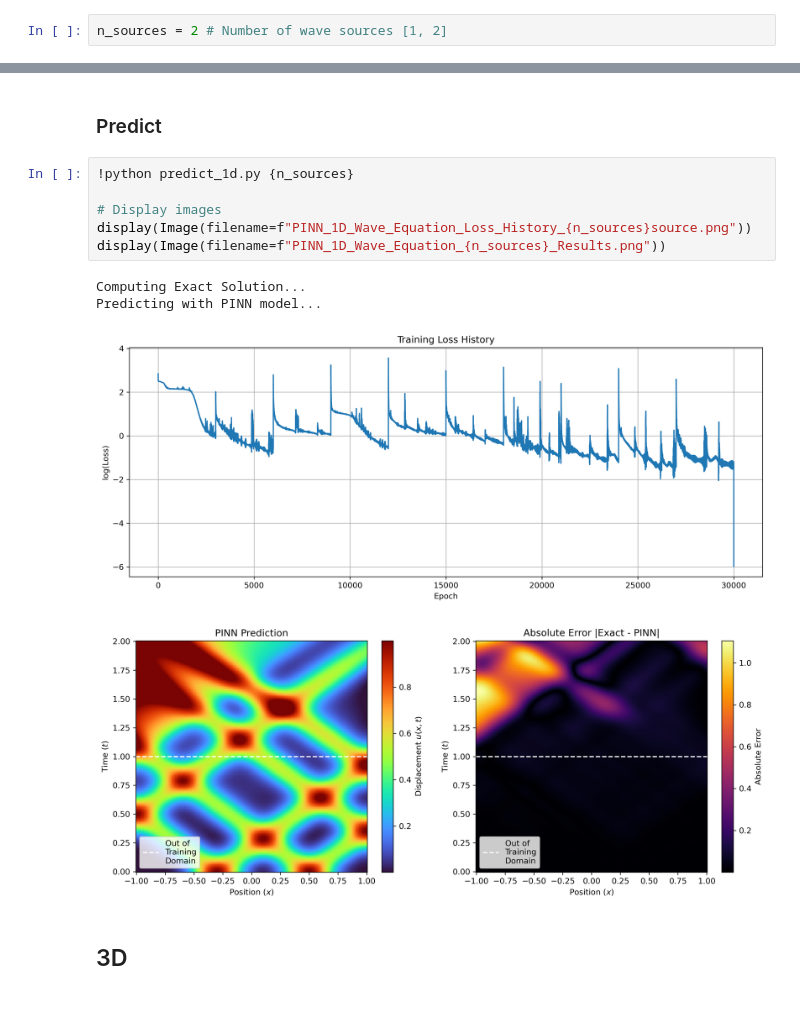
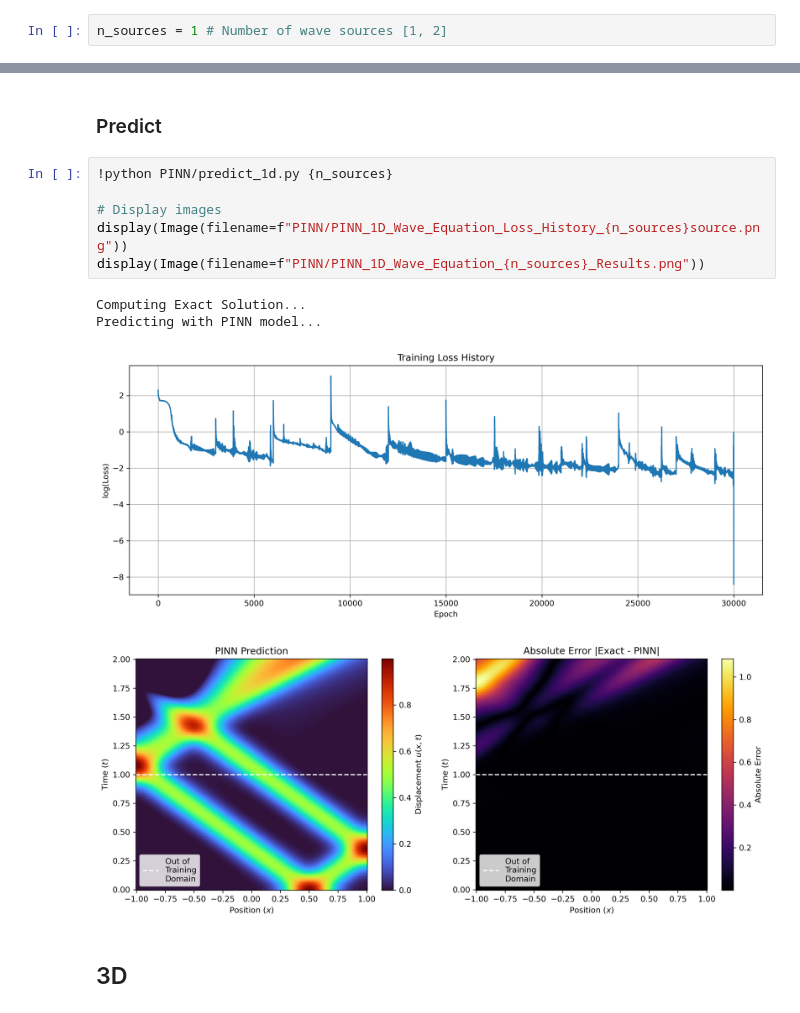
Before and after one commit to StefanKarry/02456_PINN_Project, a Jupyter notebook: PINN/Wave_equation_PINN.ipynb, the cells around one changed output, grey strips where cells are left out. Saved outputs shown, nothing was run; the diff lists cells and outputs as text.

```diff
--- a/PINN/Wave_equation_PINN.ipynb
+++ b/PINN/Wave_equation_PINN.ipynb
@@ -27,7 +28,7 @@ from lib.dataset.exact_1D_grid import *
 # %% [markdown]
 ## 1D
 # %%
-n_sources = 2 # Number of wave sources [1, 2]
+n_sources = 1 # Number of wave sources [1, 2]
 # %%
 # Move elements to GPU if available
 device = torch.device('cuda' if torch.cuda.is_available() else 'cpu')
@@ -62,15 +63,15 @@ Figure(800x600)
 # %% [markdown]
 ### Predict
 # %%
-!python predict_1d.py {n_sources}
+!python PINN/predict_1d.py {n_sources}
 
 # Display images
-display(Image(filename=f"PINN_1D_Wave_Equation_Loss_History_{n_sources}source.png"))
-display(Image(filename=f"PINN_1D_Wave_Equation_{n_sources}_Results.png"))
+display(Image(filename=f"PINN/PINN_1D_Wave_Equation_Loss_History_{n_sources}source.png"))
+display(Image(filename=f"PINN/PINN_1D_Wave_Equation_{n_sources}_Results.png"))
 # %% [output]
 Computing Exact Solution...
 Predicting with PINN model...
-[figure, old version]
+[figure, new version]
-[figure, old version]
+[figure, new version]
 # %% [markdown]
 ## 3D
```
Also changed, not shown: parts of 3 cells of this notebook, 12 other files.
